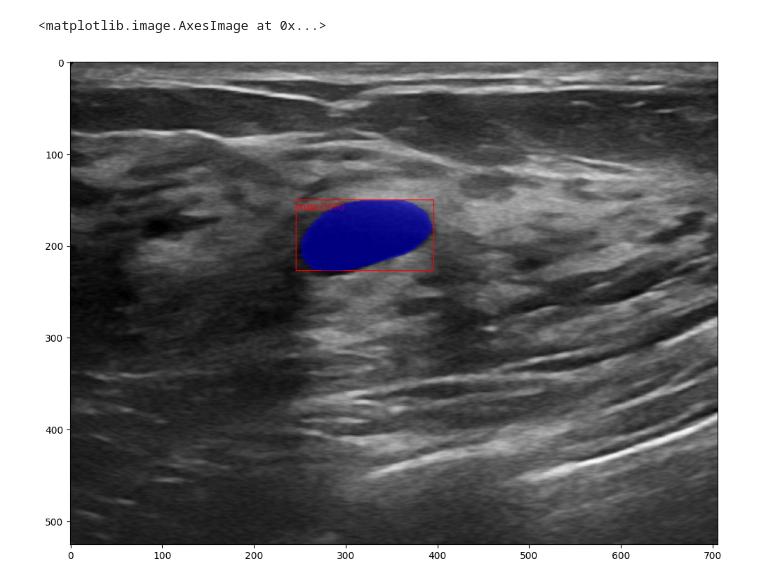
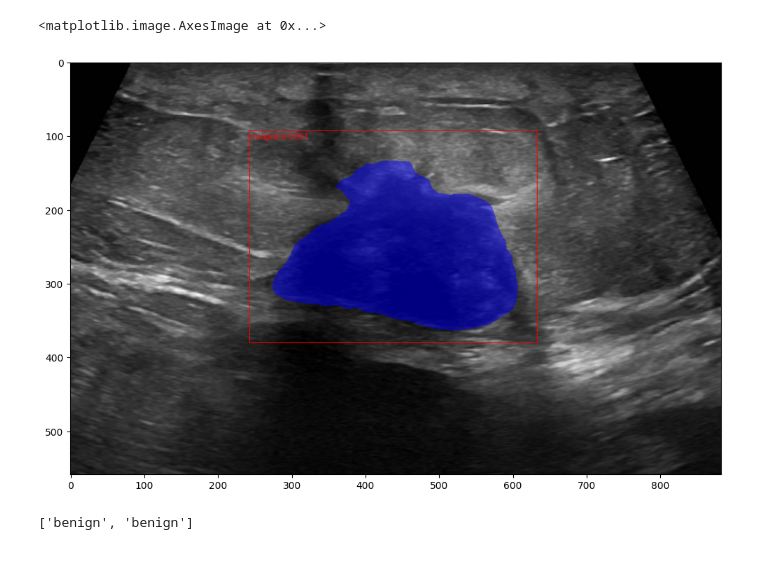
Before and after one commit to asalem2/Image-recognition-of-Breast-Cancer-, a Jupyter notebook: mask_rcnn/mask_rcnn.ipynb, the cells around one changed output. Saved outputs shown, nothing was run; the diff lists cells and outputs as text; code cells hidden in the pictures.

Commit message:
added multi class clasficiation and refined output

```diff
--- a/mask_rcnn/mask_rcnn.ipynb
+++ b/mask_rcnn/mask_rcnn.ipynb
@@ -136,8 +139,8 @@ def get_model_instance_segmentation(num_classes):
 def get_transform(train):
     transforms = []
     if train:
-        pass
-    #    transforms.append(T.RandomHorizontalFlip(0.5))
+      transforms.append(T.RandomHorizontalFlip(0.5))
+
     transforms.append(T.ToDtype(torch.float, scale=True))
     transforms.append(T.ToPureTensor())
     return T.Compose(transforms)
@@ -145,8 +148,9 @@ def get_transform(train):
 # train on the GPU or on the CPU, if a GPU is not available
 device = torch.device('cuda') if torch.cuda.is_available() else torch.device('cpu')
 
-# our dataset has two classes only - background and person
+# classes are normal, benign, and malignant
 num_classes = 3
+
 # use our dataset and defined transformations
 dataset = BreastCancerDataset("Dataset_BUSI_with_GT", get_transform(train=True))
 dataset_test = BreastCancerDataset("Dataset_BUSI_with_GT", get_transform(train=False))
@@ -194,7 +198,7 @@ lr_scheduler = torch.optim.lr_scheduler.StepLR(
 )
 
 # set number of training epochs
-num_epochs = 20
+num_epochs = 10
 
 for epoch in range(num_epochs):
     # train for one epoch, printing every 10 iterations
@@ -224,28 +228,52 @@ Epoch: [0]  [110/299]  eta: 0:01:44  lr: 0.001866  loss: 0.5557 (0.8770)  loss_c
 # %%
-image = read_image("Dataset_BUSI_with_GT/benign/benign (40).png")
+image = read_image("Dataset_BUSI_with_GT/malignant/malignant (101).png")
 eval_transform = get_transform(train=False)
 
 model.eval()
 with torch.no_grad():
     x = eval_transform(image)
+
     # convert RGBA -> RGB and move to device
     x = x[:3, ...].to(device)
+
     predictions = model([x, ])
     pred = predictions[0]
 
 
 image = (255.0 * (image - image.min()) / (image.max() - image.min())).to(torch.uint8)
 image = image[:3, ...]
-pred_labels = [f"mass: {score:.3f}" for label, score in zip(pred["labels"], pred["scores"])]
-pred_boxes = pred["boxes"].long()
-output_image = draw_bounding_boxes(image, pred_boxes, pred_labels, colors="red")
 
-masks = (pred["masks"] > 0.7).squeeze(1)
-output_image = draw_segmentation_masks(output_image, masks, alpha=0.5, colors="blue")
+min_conf = 0.5
+conf_index = (pred["scores"] >= min_conf).tolist()
 
+
+try:
+  output_scores = list(compress(pred["scores"], conf_index))
+  output_boxes = pred["boxes"][torch.tensor(conf_index)]
+  output_labels = list(compress(pred["labels"], conf_index))
+  output_masks = pred["masks"][torch.tensor(conf_index)]
+
+
+  print_labels=["benign" if label==1 else "malignant" for label in output_labels]
+  pred_labels = [f"{label}: {score:.3f}" for label, score in zip(print_labels, output_scores)]
+
+  pred_boxes = output_boxes.long()
+
+  output_image = draw_bounding_boxes(image, pred_boxes, pred_labels, colors="red")
+
+  masks = (output_masks > 0.7).squeeze(1)
+  output_image = draw_segmentation_masks(output_image, masks, alpha=0.5, colors="blue")
+
+except:
+  # display original image if no predictions meet min_conf
+  output_image = image
 
 plt.figure(figsize=(12, 12))
 plt.imshow(output_image.permute(1, 2, 0))
 # %% [output]
 <matplotlib.image.AxesImage at 0x...>
-[figure, old version]
+[figure, new version]
+# %%
+list(compress(print_labels, conf_index))
+# %% [output]
+['benign', 'benign']
```
Also changed, not shown: parts of 4 cells of this notebook.
